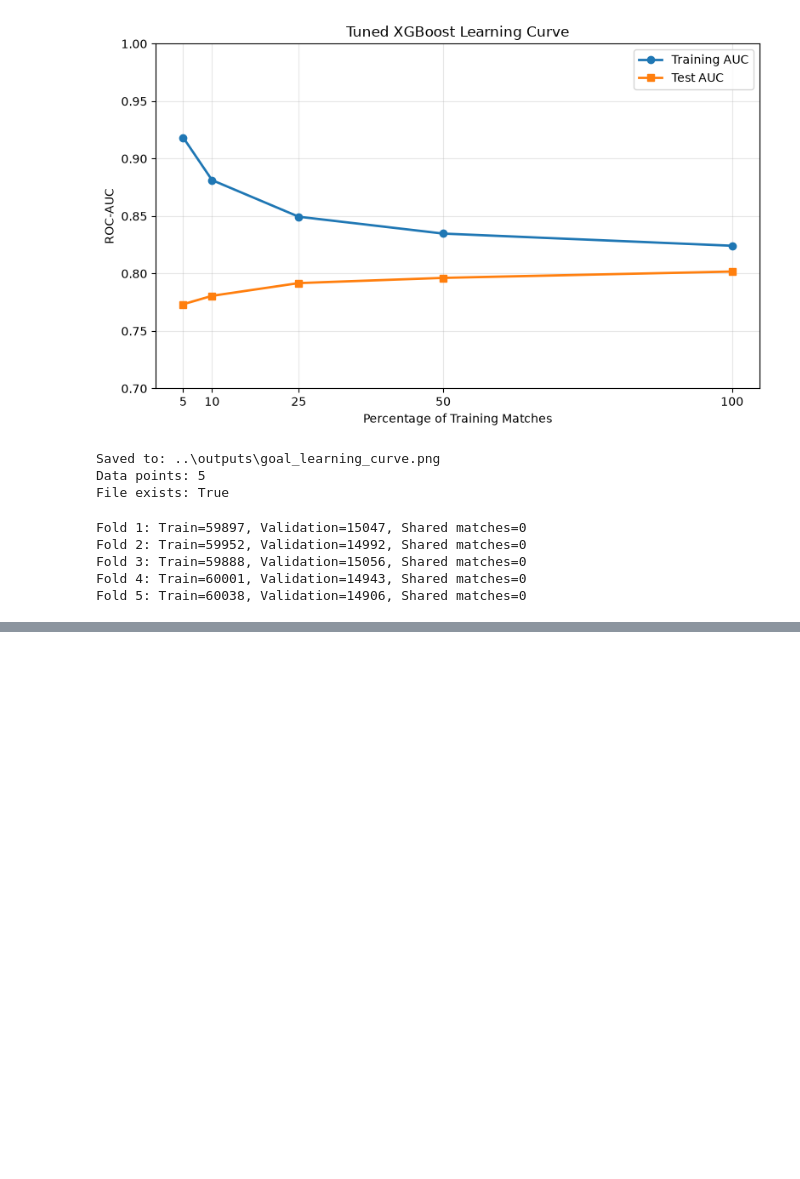
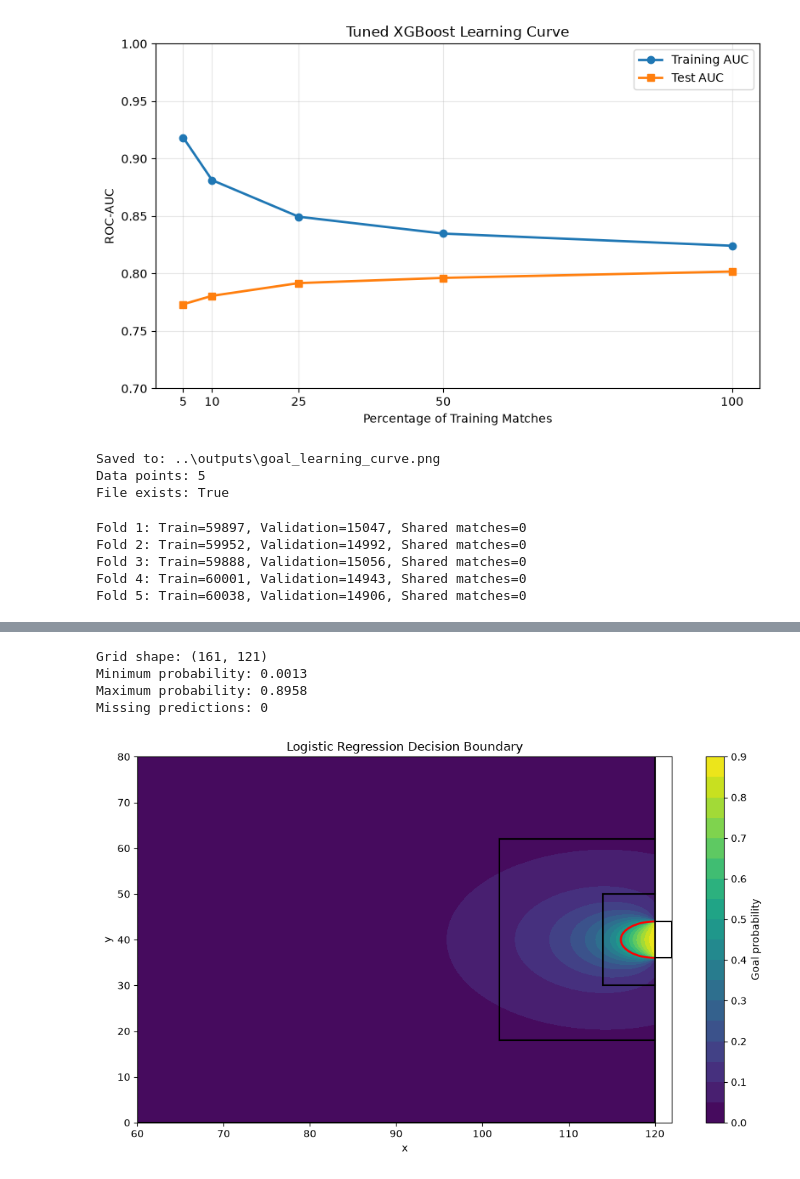
Before and after one commit to darpan-chapagain/goal-pass-predictor, a Jupyter notebook: notebooks/05_goal_baselines.ipynb, the cells around one changed output, grey strips where cells are left out. Cells and saved outputs as stored; diff of their text form; code cells hidden in the pictures; blank space fills up the shorter version.

```diff
--- a/notebooks/05_goal_baselines.ipynb
+++ b/notebooks/05_goal_baselines.ipynb
@@ -1374,0 +1593,78 @@ Fold 5: Train=60038, Validation=14906, Shared matches=0
+# %%
+GridX, GridY = np.meshgrid(
+    np.linspace(60, 120, 121),
+    np.linspace(0, 80, 161)
+)
+
+GridDistance = Pitch.distanceToGoal(GridX, GridY)
+GridAngle = Pitch.goalAngle(GridX, GridY)
+
+GridFeatures = np.column_stack([
+    GridDistance.ravel(),
+    GridAngle.ravel()
+])
+
+GridScaled = applyScaling(GridFeatures, BasicMean, BasicStd)
+
+GridPredictions = predictLogreg(BasicWeights, GridScaled)
+GridProbabilities = GridPredictions.reshape(GridX.shape)
+
+print("Grid shape:", GridX.shape)
+print("Minimum probability:", round(GridProbabilities.min(), 4))
+print("Maximum probability:", round(GridProbabilities.max(), 4))
+print("Missing predictions:", np.isnan(GridProbabilities).sum())
+# %% [output]
+Grid shape: (161, 121)
+Minimum probability: 0.0013
+Maximum probability: 0.8958
+Missing predictions: 0
+# %%
+plt.figure(figsize=(10, 6))
+
+ProbabilityPlot = plt.contourf(
+    GridX,
+    GridY,
+    GridProbabilities,
+    levels=20,
+    cmap="viridis"
+)
+
+Boundary = plt.contour(
+    GridX,
+    GridY,
+    GridProbabilities,
+    levels=[0.5],
+    colors="red",
+    linewidths=2
+)
+
+plt.colorbar(ProbabilityPlot, label="Goal probability")
+
+plt.plot([60, 120], [0, 0], color="black")
+plt.plot([60, 120], [80, 80], color="black")
+plt.plot([60, 60], [0, 80], color="black")
+plt.plot([120, 120], [0, 80], color="black")
+
+plt.plot([60, 60], [0, 80], color="black", linestyle="--", alpha=0.5)
+
+plt.plot([102, 120], [18, 18], color="black")
+plt.plot([102, 102], [18, 62], color="black")
+plt.plot([102, 120], [62, 62], color="black")
+
+plt.plot([114, 120], [30, 30], color="black")
+plt.plot([114, 114], [30, 50], color="black")
+plt.plot([114, 120], [50, 50], color="black")
+
+plt.plot([120, 122], [36, 36], color="black")
+plt.plot([122, 122], [36, 44], color="black")
+plt.plot([120, 122], [44, 44], color="black")
+
+plt.xlim(60, 122)
+plt.ylim(0, 80)
+plt.xlabel("x")
+plt.ylabel("y")
+plt.title("Logistic Regression Decision Boundary")
+plt.tight_layout()
+plt.show()
+# %% [output]
+[figure, added]
```
Also changed, not shown: parts of 15 cells of this notebook, 3 other files.
